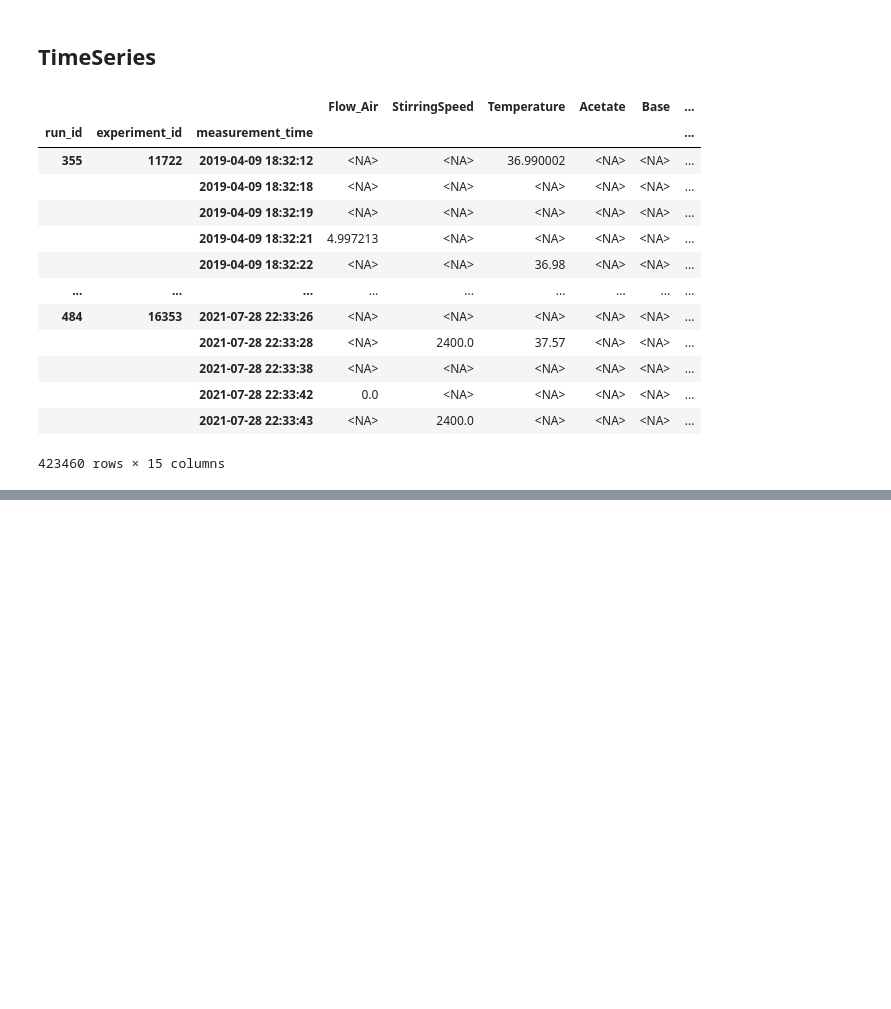
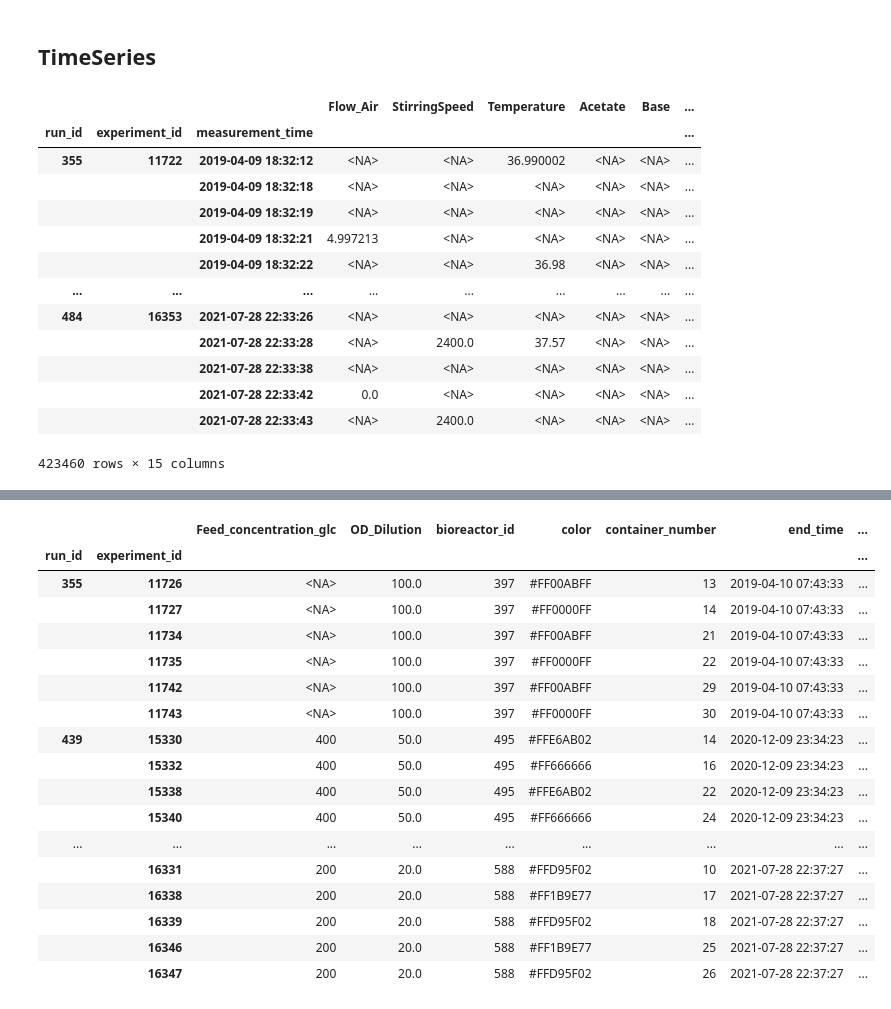
Before and after one commit to randolf-scholz/tsdm, a Jupyter notebook: dev/datasets/kiwi_experiments_and_run_355.ipynb, the cells around one changed output, grey strips where cells are left out. Drawn from its saved outputs; the diff is of its cells as text; code cells hidden in the pictures; blank space fills up the shorter version.

Commit message:
added KIWI RUNS noteobok

```diff
--- a/dev/datasets/kiwi_experiments_and_run_355.ipynb
+++ b/dev/datasets/kiwi_experiments_and_run_355.ipynb
@@ -925,0 +907,3 @@ aggregated.drop(columns="unit").groupby(["run_id", "experiment_id", "measurement
+# %%
+task = KIWI_RUNS_TASK()
+task.split_idx
@@ -925,0 +925,2 @@ aggregated.drop(columns="unit").groupby(["run_id", "experiment_id", "measurement
+# %%
+ts, md = task.splits( (2, "test") )
@@ -925,0 +944,21 @@ aggregated.drop(columns="unit").groupby(["run_id", "experiment_id", "measurement
+# %%
+md
+# %% [output]
+|  |  | Feed_concentration_glc | OD_Dilution | bioreactor_id | color | container_number | end_time | ... |
+| run_id | experiment_id |  |  |  |  |  |  | ... |
+| 355 | 11726 | <NA> | 100.0 | 397 | #FF00ABFF | 13 | 2019-04-10 07:43:33 | ... |
+|  | 11727 | <NA> | 100.0 | 397 | #FF0000FF | 14 | 2019-04-10 07:43:33 | ... |
+|  | 11734 | <NA> | 100.0 | 397 | #FF00ABFF | 21 | 2019-04-10 07:43:33 | ... |
+|  | 11735 | <NA> | 100.0 | 397 | #FF0000FF | 22 | 2019-04-10 07:43:33 | ... |
+|  | 11742 | <NA> | 100.0 | 397 | #FF00ABFF | 29 | 2019-04-10 07:43:33 | ... |
+|  | 11743 | <NA> | 100.0 | 397 | #FF0000FF | 30 | 2019-04-10 07:43:33 | ... |
+| 439 | 15330 | 400 | 50.0 | 495 | #FFE6AB02 | 14 | 2020-12-09 23:34:23 | ... |
+|  | 15332 | 400 | 50.0 | 495 | #FF666666 | 16 | 2020-12-09 23:34:23 | ... |
+|  | 15338 | 400 | 50.0 | 495 | #FFE6AB02 | 22 | 2020-12-09 23:34:23 | ... |
+|  | 15340 | 400 | 50.0 | 495 | #FF666666 | 24 | 2020-12-09 23:34:23 | ... |
+| ... | ... | ... | ... | ... | ... | ... | ... | ... |
+|  | 16331 | 200 | 20.0 | 588 | #FFD95F02 | 10 | 2021-07-28 22:37:27 | ... |
+|  | 16338 | 200 | 20.0 | 588 | #FF1B9E77 | 17 | 2021-07-28 22:37:27 | ... |
+|  | 16339 | 200 | 20.0 | 588 | #FFD95F02 | 18 | 2021-07-28 22:37:27 | ... |
+|  | 16346 | 200 | 20.0 | 588 | #FF1B9E77 | 25 | 2021-07-28 22:37:27 | ... |
+|  | 16347 | 200 | 20.0 | 588 | #FFD95F02 | 26 | 2021-07-28 22:37:27 | ... |
```
Also changed, not shown: parts of 9 cells of this notebook, 3 other files.
